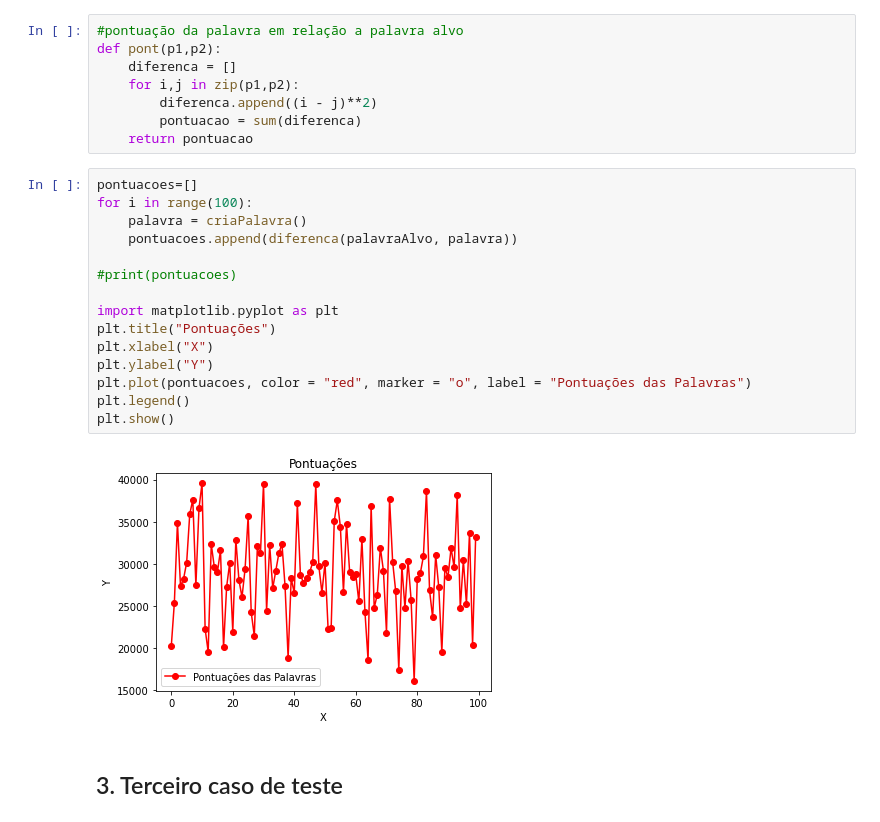
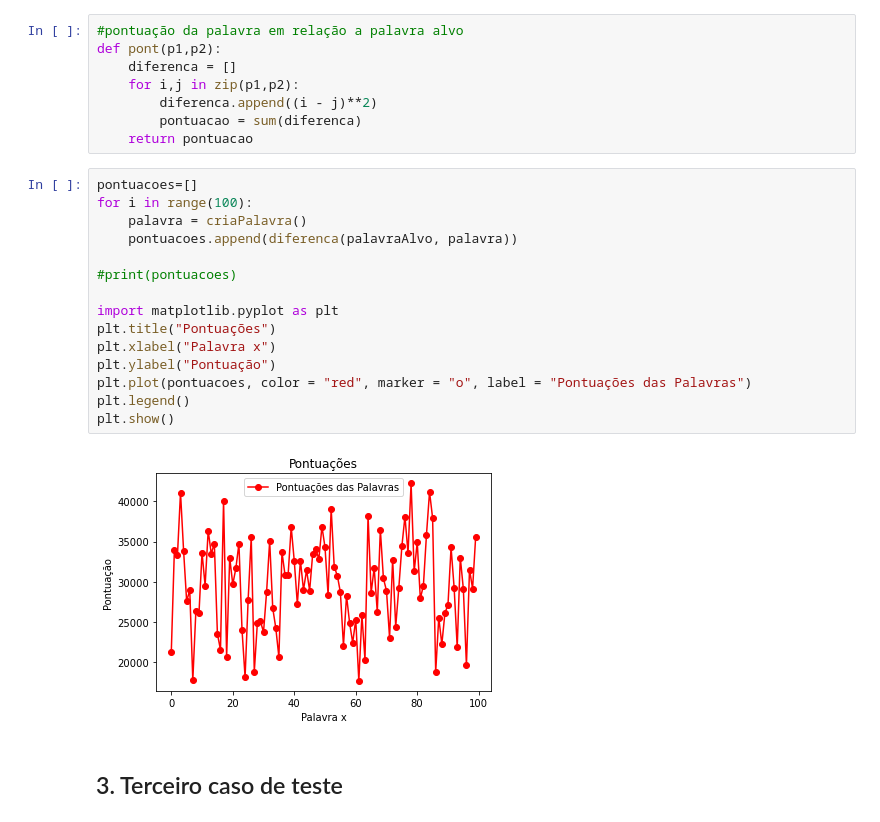
Before and after one commit to julianaAuzier/topicos-especiais-computacao-trabalho1, a Jupyter notebook: Random walk - primeira etapa.ipynb, the cells around one changed output. Cells and saved outputs as stored; diff of their text form.

Commit message:
add visualização da diferença entre palavras candidatas

```diff
--- a/Random walk - primeira etapa.ipynb
+++ b/Random walk - primeira etapa.ipynb
@@ -93,23 +93,23 @@ def pont(p1,p2):
         diferenca.append((i - j)**2)
         pontuacao = sum(diferenca)
     return pontuacao
-# %%
-pontuacoes=[]
-for i in range(100):
-    palavra = criaPalavra()
-    pontuacoes.append(diferenca(palavraAlvo, palavra))
-
-#print(pontuacoes)
-
-import matplotlib.pyplot as plt
-plt.title("Pontuações")
-plt.xlabel("X")
-plt.ylabel("Y")
-plt.plot(pontuacoes, color = "red", marker = "o", label = "Pontuações das Palavras")
-plt.legend()
-plt.show()
-# %% [output]
-[figure, removed]
+# %%
+pontuacoes=[]
+for i in range(100):
+    palavra = criaPalavra()
+    pontuacoes.append(diferenca(palavraAlvo, palavra))
+
+#print(pontuacoes)
+
+import matplotlib.pyplot as plt
+plt.title("Pontuações")
+plt.xlabel("Palavra x")
+plt.ylabel("Pontuação")
+plt.plot(pontuacoes, color = "red", marker = "o", label = "Pontuações das Palavras")
+plt.legend()
+plt.show()
+# %% [output]
+[figure, added]
 # %% [markdown]
 ## 3. Terceiro caso de teste
 # %%
```
